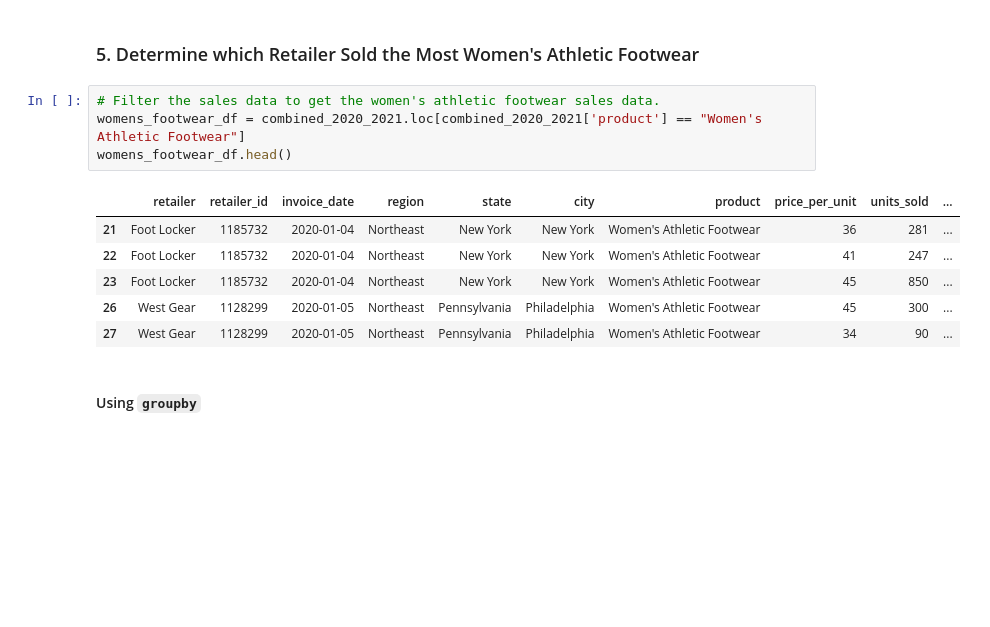
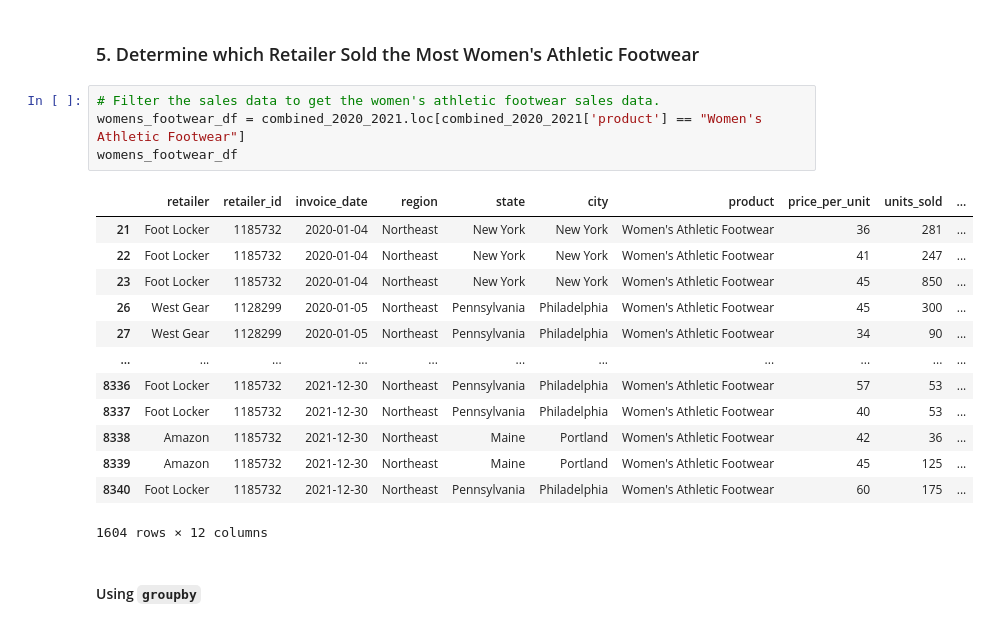
Before and after one commit to aj1560/athletic_sales_analysis, a Jupyter notebook: athletic_sales_analysis.ipynb, the cells around one changed output. Saved outputs shown, nothing was run; the diff lists cells and outputs as text; blank space fills up the shorter version.

```diff
--- a/athletic_sales_analysis.ipynb
+++ b/athletic_sales_analysis.ipynb
@@ -328,14 +324,21 @@ totalsales_retail_pivot.head()
 # %%
 # Filter the sales data to get the women's athletic footwear sales data.
 womens_footwear_df = combined_2020_2021.loc[combined_2020_2021['product'] == "Women's Athletic Footwear"]
-womens_footwear_df.head()
+womens_footwear_df
 # %% [output]
 |  | retailer | retailer_id | invoice_date | region | state | city | product | price_per_unit | units_sold | ... |
 | 21 | Foot Locker | 1185732 | 2020-01-04 | Northeast | New York | New York | Women's Athletic Footwear | 36 | 281 | ... |
 | 22 | Foot Locker | 1185732 | 2020-01-04 | Northeast | New York | New York | Women's Athletic Footwear | 41 | 247 | ... |
 | 23 | Foot Locker | 1185732 | 2020-01-04 | Northeast | New York | New York | Women's Athletic Footwear | 45 | 850 | ... |
 | 26 | West Gear | 1128299 | 2020-01-05 | Northeast | Pennsylvania | Philadelphia | Women's Athletic Footwear | 45 | 300 | ... |
 | 27 | West Gear | 1128299 | 2020-01-05 | Northeast | Pennsylvania | Philadelphia | Women's Athletic Footwear | 34 | 90 | ... |
+| ... | ... | ... | ... | ... | ... | ... | ... | ... | ... | ... |
+| 8336 | Foot Locker | 1185732 | 2021-12-30 | Northeast | Pennsylvania | Philadelphia | Women's Athletic Footwear | 57 | 53 | ... |
+| 8337 | Foot Locker | 1185732 | 2021-12-30 | Northeast | Pennsylvania | Philadelphia | Women's Athletic Footwear | 40 | 53 | ... |
+| 8338 | Amazon | 1185732 | 2021-12-30 | Northeast | Maine | Portland | Women's Athletic Footwear | 42 | 36 | ... |
+| 8339 | Amazon | 1185732 | 2021-12-30 | Northeast | Maine | Portland | Women's Athletic Footwear | 45 | 125 | ... |
+| 8340 | Foot Locker | 1185732 | 2021-12-30 | Northeast | Pennsylvania | Philadelphia | Women's Athletic Footwear | 60 | 175 | ... |
+1604 rows × 12 columns
 # %% [markdown]
 #### Using `groupby`
 # %%
```
Also changed, not shown: parts of 7 cells of this notebook.
